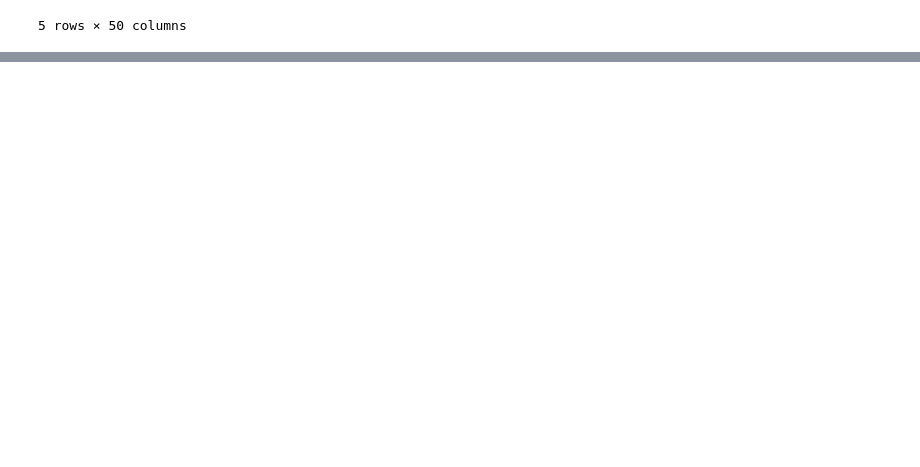
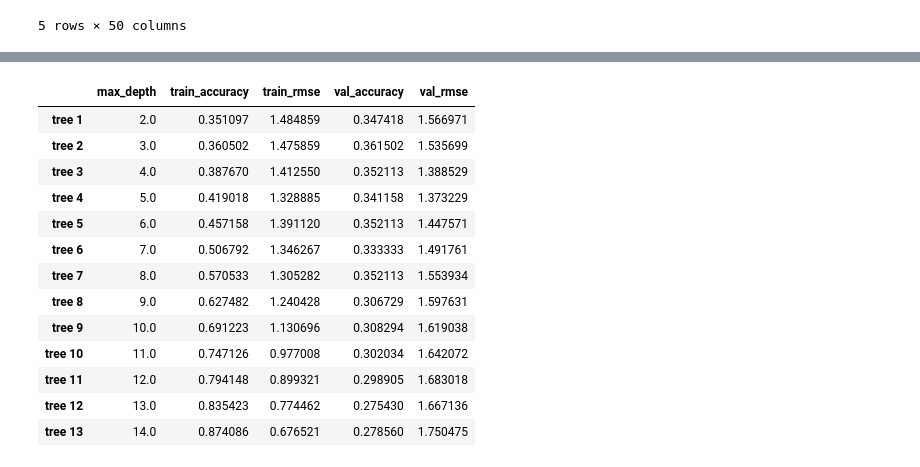
Before and after one commit to morgancross2/wine_rankings, a Jupyter notebook: working_report.ipynb, the cells around one changed output, grey strips where cells are left out. Saved outputs shown, nothing was run; the diff lists cells and outputs as text; code cells hidden in the pictures; blank space fills up the shorter version.

```diff
--- a/working_report.ipynb
+++ b/working_report.ipynb
@@ -825,0 +954,34 @@ plt.show()
+# %%
+y_train = train.score
+y_val = val.score
+# %%
+trees = {}
+z = 1
+for i in range(2,15):
+    tree = DecisionTreeClassifier(max_depth=i)
+    tree.fit(X_train, y_train)
+
+    model_name = 'tree '+str(z)
+    trees[model_name] = {'max_depth': i,
+                     'train_accuracy' : met.accuracy_score(y_train, tree.predict(X_train)),
+                     'train_rmse': met.mean_squared_error(y_train, tree.predict(X_train), squared=False),
+                     'val_accuracy' : met.accuracy_score(y_val, tree.predict(X_val)),
+                     'val_rmse': met.mean_squared_error(y_val, tree.predict(X_val), squared=False)
+                        }
+    z+=1
+pd.DataFrame(trees).T
+# %% [output]
+|  | max_depth | train_accuracy | train_rmse | val_accuracy | val_rmse |
+| tree 1 | 2.0 | 0.351097 | 1.484859 | 0.347418 | 1.566971 |
+| tree 2 | 3.0 | 0.360502 | 1.475859 | 0.361502 | 1.535699 |
+| tree 3 | 4.0 | 0.387670 | 1.412550 | 0.352113 | 1.388529 |
+| tree 4 | 5.0 | 0.419018 | 1.328885 | 0.341158 | 1.373229 |
+| tree 5 | 6.0 | 0.457158 | 1.391120 | 0.352113 | 1.447571 |
+| tree 6 | 7.0 | 0.506792 | 1.346267 | 0.333333 | 1.491761 |
+| tree 7 | 8.0 | 0.570533 | 1.305282 | 0.352113 | 1.553934 |
+| tree 8 | 9.0 | 0.627482 | 1.240428 | 0.306729 | 1.597631 |
+| tree 9 | 10.0 | 0.691223 | 1.130696 | 0.308294 | 1.619038 |
+| tree 10 | 11.0 | 0.747126 | 0.977008 | 0.302034 | 1.642072 |
+| tree 11 | 12.0 | 0.794148 | 0.899321 | 0.298905 | 1.683018 |
+| tree 12 | 13.0 | 0.835423 | 0.774462 | 0.275430 | 1.667136 |
+| tree 13 | 14.0 | 0.874086 | 0.676521 | 0.278560 | 1.750475 |
```
Also changed, not shown: parts of 20 cells of this notebook.
